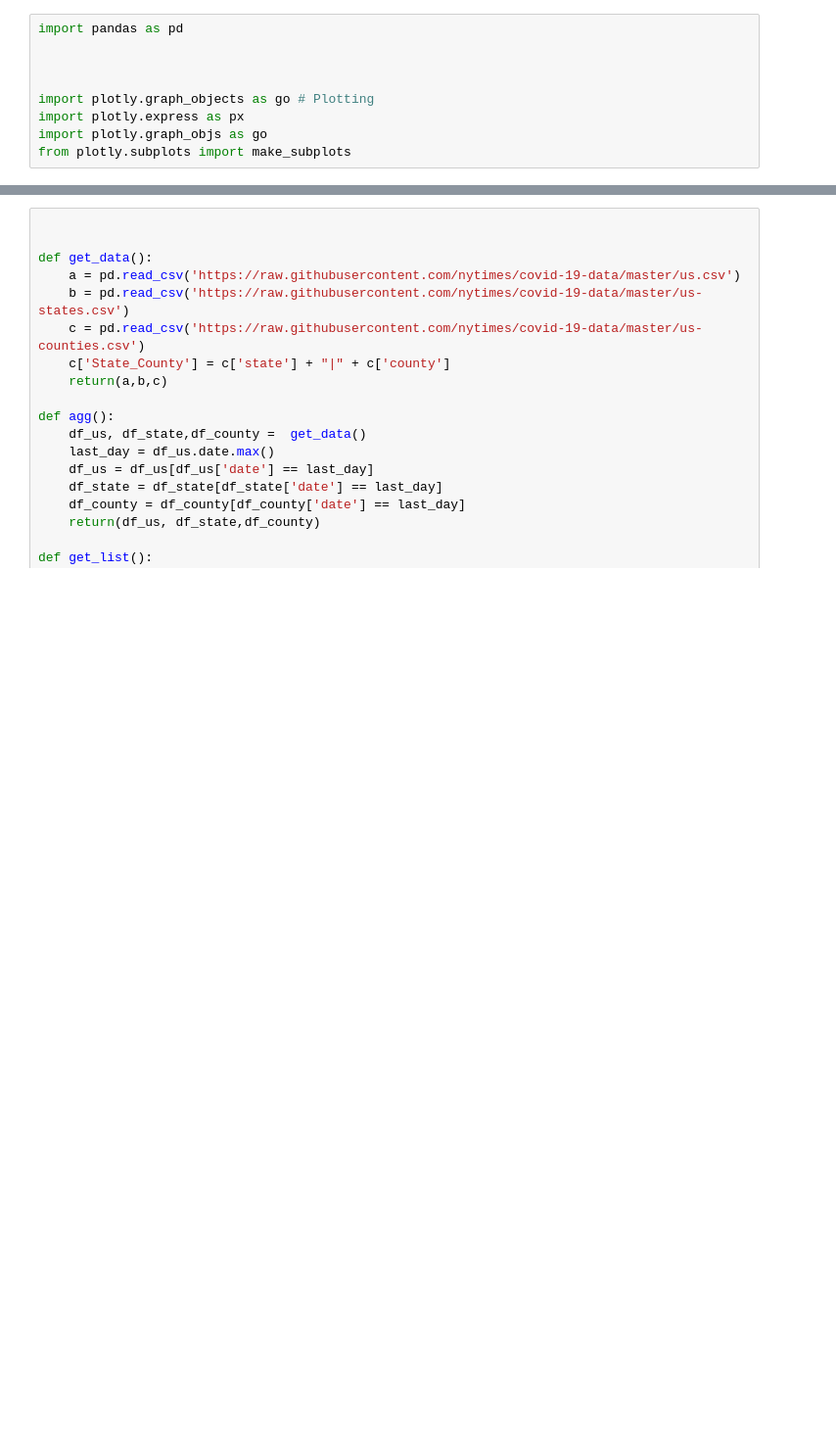
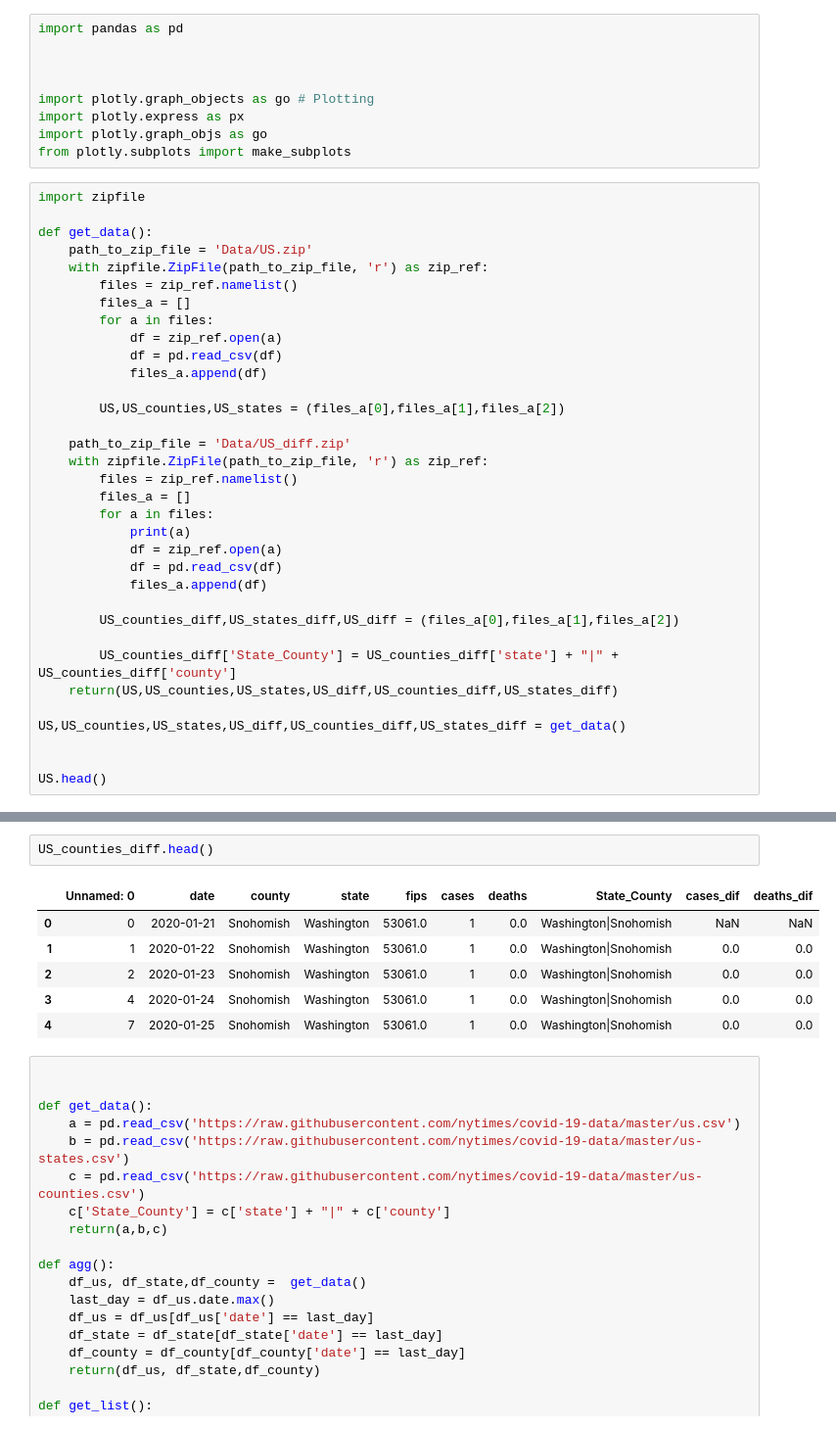
Before and after one commit to salikhussaini/Covid-Dashboard, a Jupyter notebook: Test.ipynb, the cells around one changed output, grey strips where cells are left out. Shown: that part at 98% size. Saved outputs shown, nothing was run; the diff lists cells and outputs as text; blank space fills up the shorter version.

```diff
--- a/Test.ipynb
+++ b/Test.ipynb
@@ -7,3 +7,37 @@ import plotly.graph_objects as go # Plotting
 import plotly.express as px
 import plotly.graph_objs as go
 from plotly.subplots import make_subplots
+# %%
+import zipfile
+
+def get_data():
+    path_to_zip_file = 'Data/US.zip'
+    with zipfile.ZipFile(path_to_zip_file, 'r') as zip_ref:
+        files = zip_ref.namelist()
+        files_a = []
+        for a in files:
+            df = zip_ref.open(a)
+            df = pd.read_csv(df)
+            files_a.append(df)
+
+        US,US_counties,US_states = (files_a[0],files_a[1],files_a[2])
+
+    path_to_zip_file = 'Data/US_diff.zip'
+    with zipfile.ZipFile(path_to_zip_file, 'r') as zip_ref:
+        files = zip_ref.namelist()
+        files_a = []
+        for a in files:
+            print(a)
+            df = zip_ref.open(a)
+            df = pd.read_csv(df)
+            files_a.append(df)
+
+        US_counties_diff,US_states_diff,US_diff = (files_a[0],files_a[1],files_a[2])
+
+        US_counties_diff['State_County'] = US_counties_diff['state'] + "|" + US_counties_diff['county']
+    return(US,US_counties,US_states,US_diff,US_counties_diff,US_states_diff)
+
+US,US_counties,US_states,US_diff,US_counties_diff,US_states_diff = get_data()
+
+
+US.head()
@@ -10,3 +54,12 @@ from plotly.subplots import make_subplots
+# %%
+US_counties_diff.head()
+# %% [output]
+|  | Unnamed: 0 | date | county | state | fips | cases | deaths | State_County | cases_dif | deaths_dif |
+| 0 | 0 | 2020-01-21 | Snohomish | Washington | 53061.0 | 1 | 0.0 | Washington|Snohomish | NaN | NaN |
+| 1 | 1 | 2020-01-22 | Snohomish | Washington | 53061.0 | 1 | 0.0 | Washington|Snohomish | 0.0 | 0.0 |
+| 2 | 2 | 2020-01-23 | Snohomish | Washington | 53061.0 | 1 | 0.0 | Washington|Snohomish | 0.0 | 0.0 |
+| 3 | 4 | 2020-01-24 | Snohomish | Washington | 53061.0 | 1 | 0.0 | Washington|Snohomish | 0.0 | 0.0 |
+| 4 | 7 | 2020-01-25 | Snohomish | Washington | 53061.0 | 1 | 0.0 | Washington|Snohomish | 0.0 | 0.0 |
 # %%
 
 
```
Also changed, not shown: parts of 1 cell of this notebook, 6 other files.
